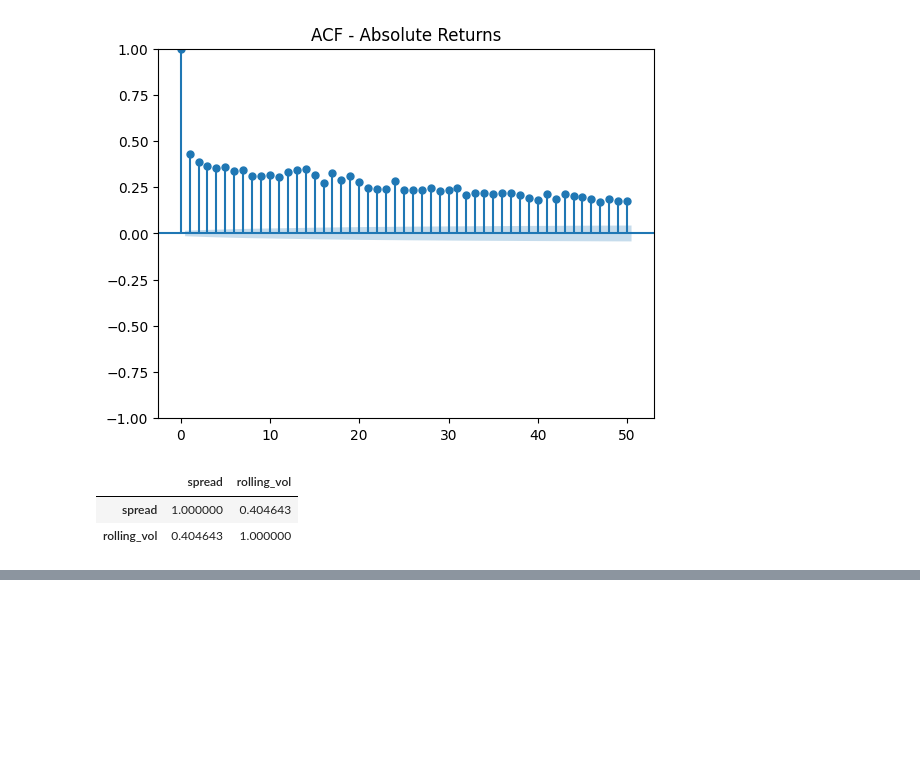
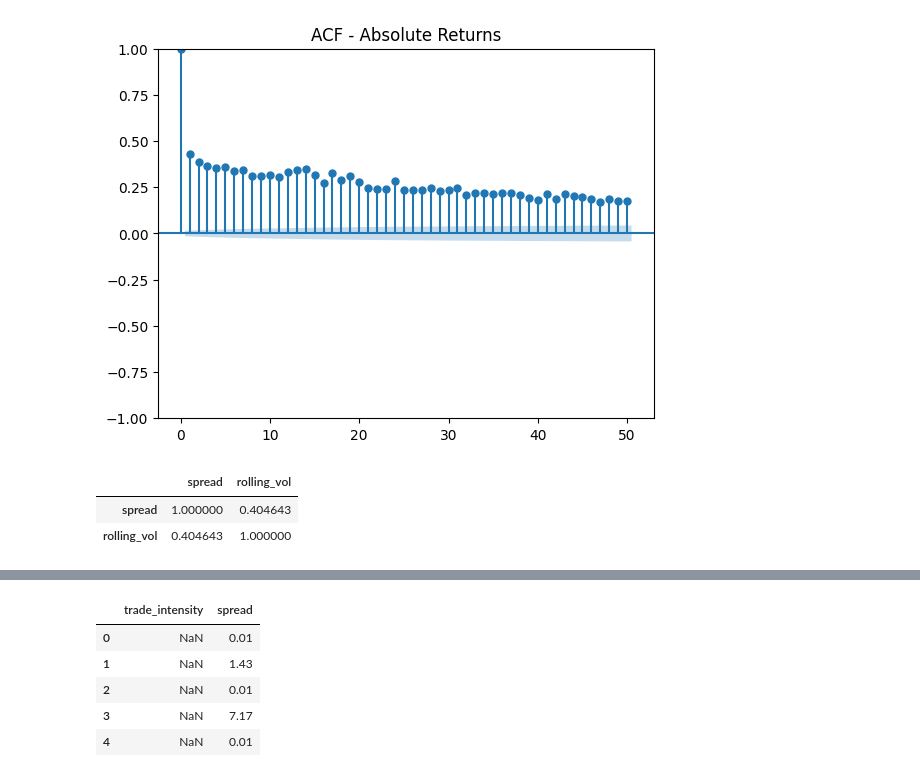
Before and after one commit to pranav2620/financial_time_series_analysis, a Jupyter notebook: notebooks/01_exploratory_analysis.ipynb, the cells around one changed output, grey strips where cells are left out. Saved outputs shown, nothing was run; the diff lists cells and outputs as text; code cells hidden in the pictures; blank space fills up the shorter version.

```diff
--- a/notebooks/01_exploratory_analysis.ipynb
+++ b/notebooks/01_exploratory_analysis.ipynb
@@ -88,0 +163,9 @@ df[["spread", "rolling_vol"]].corr()
+# %%
+df[["trade_intensity","spread"]].head()
+# %% [output]
+|  | trade_intensity | spread |
+| 0 | NaN | 0.01 |
+| 1 | NaN | 1.43 |
+| 2 | NaN | 0.01 |
+| 3 | NaN | 7.17 |
+| 4 | NaN | 0.01 |
```
Also changed, not shown: parts of 10 cells of this notebook.
